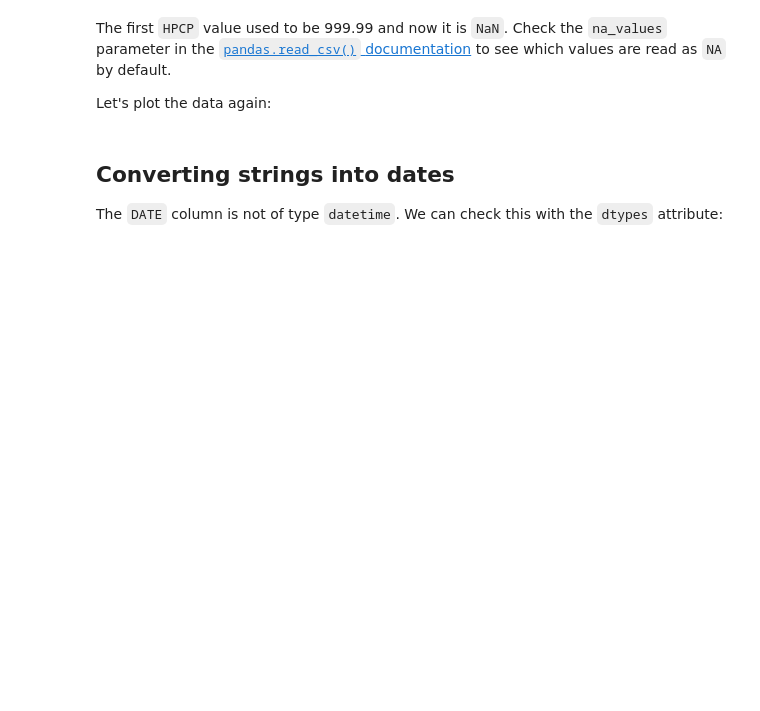
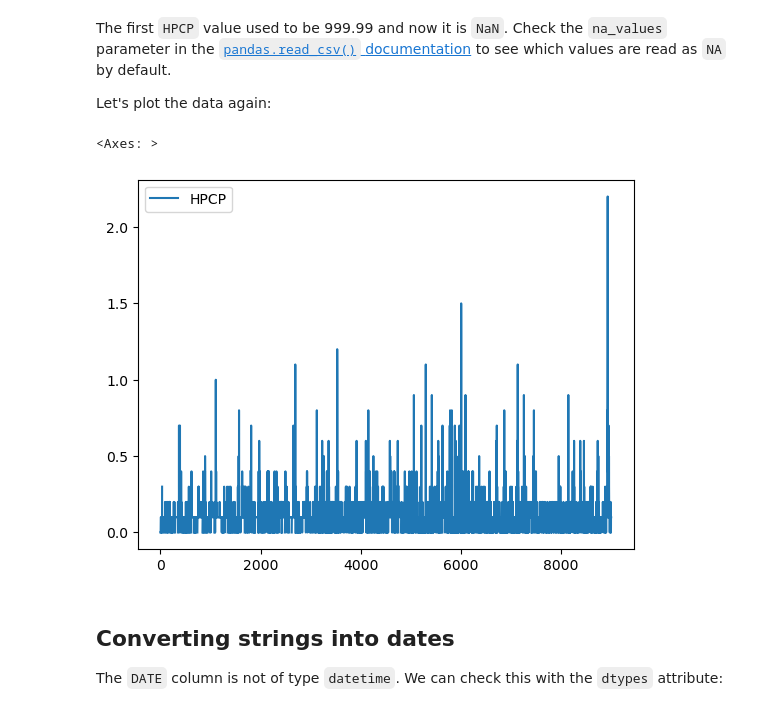
Before and after one commit to eowen19/eds220-in-class, a Jupyter notebook: week-3-time-series.ipynb, the cells around one changed output. Drawn from its saved outputs; the diff is of its cells as text; code cells hidden in the pictures; blank space fills up the shorter version.

```diff
--- a/week-3-time-series.ipynb
+++ b/week-3-time-series.ipynb
@@ -68,6 +110,11 @@ The metadata says that missing values are marked with 999.99. We can tell `panda
 The first `HPCP` value used to be 999.99 and now it is `NaN`. Check the `na_values` parameter in the [`pandas.read_csv()` documentation](https://pandas.pydata.org/docs/reference/api/pandas.read_csv.html) to see which values are read as `NA` by default.
 
 Let's plot the data again:
+# %%
+precip.plot()
+# %% [output]
+<Axes: >
+[figure, added]
 # %% [markdown]
 ## Converting strings into dates
 
```
Also changed, not shown: parts of 19 cells of this notebook.
